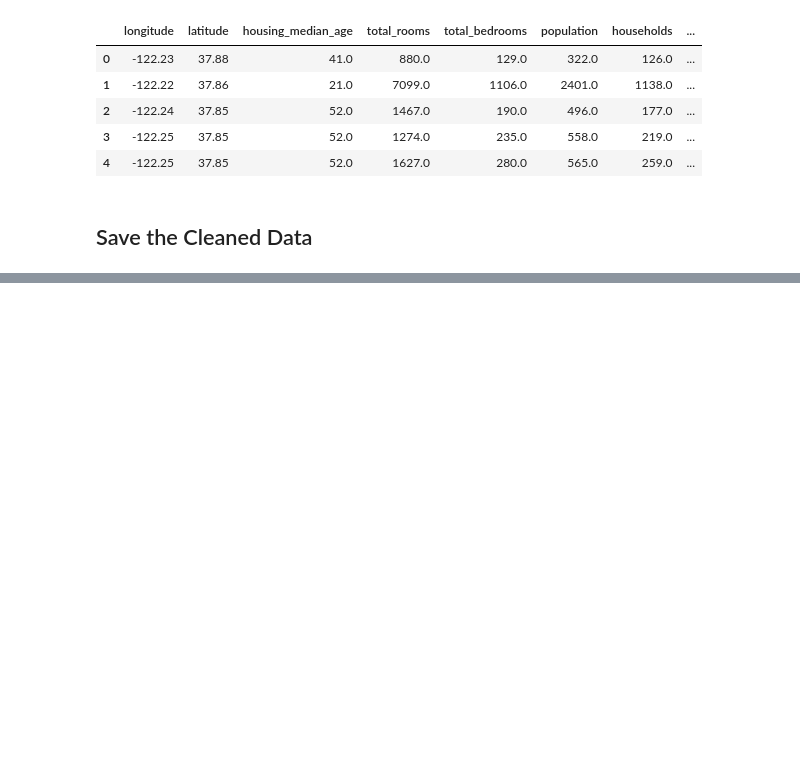
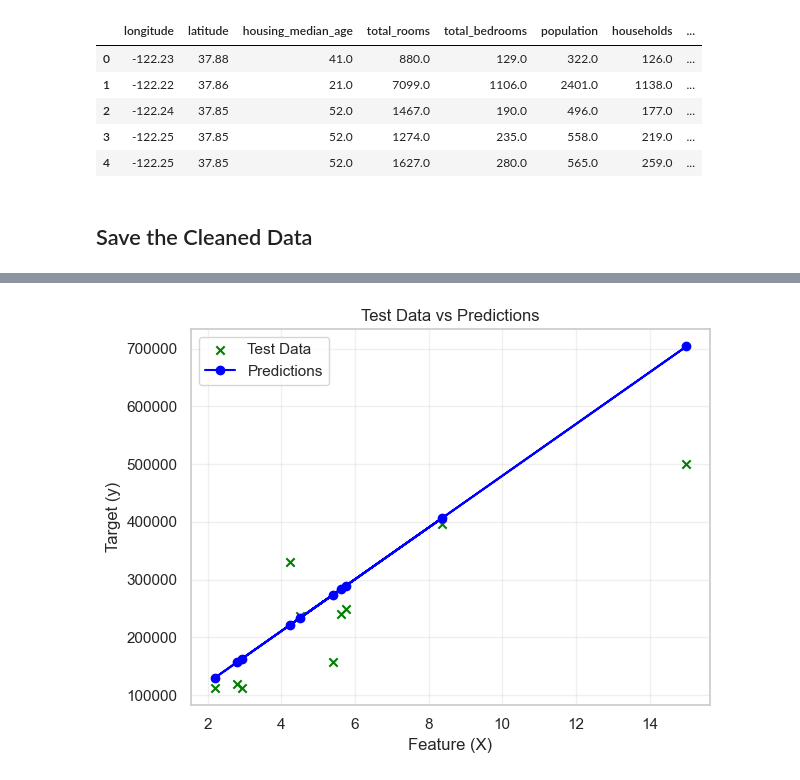
Before and after one commit to Asad-Afridi/NAVTTC-AI-Course, a Jupyter notebook: Month 02/Week 05/Notebooks/w5d3 - California Housing Data Analysis Capstone.ipynb, the cells around one changed output, grey strips where cells are left out. Cells and saved outputs as stored; diff of their text form; code cells hidden in the pictures; blank space fills up the shorter version.

```diff
--- a/Month 02/Week 05/Notebooks/w5d3 - California Housing Data Analysis Capstone.ipynb
+++ b/Month 02/Week 05/Notebooks/w5d3 - California Housing Data Analysis Capstone.ipynb
@@ -698,0 +813,13 @@ df.to_csv("housing_cleaned.csv", index = False)
+# %%
+predictions = model.predict(X_test)
+plt.scatter(X_test[:10], y_test[:10], label="Test Data", marker='x', c = 'green')
+plt.plot(X_test[:10], predictions[:10], c = 'blue', label = 'Predictions', marker='o')
+plt.xlabel("Feature (X)")
+plt.ylabel("Target (y)")
+plt.title("Test Data vs Predictions")
+plt.legend()
+plt.grid(True, alpha=0.3)
+plt.tight_layout()
+plt.show()
+# %% [output]
+[figure, added]
```
Also changed, not shown: parts of 10 cells of this notebook, 1 other file.
